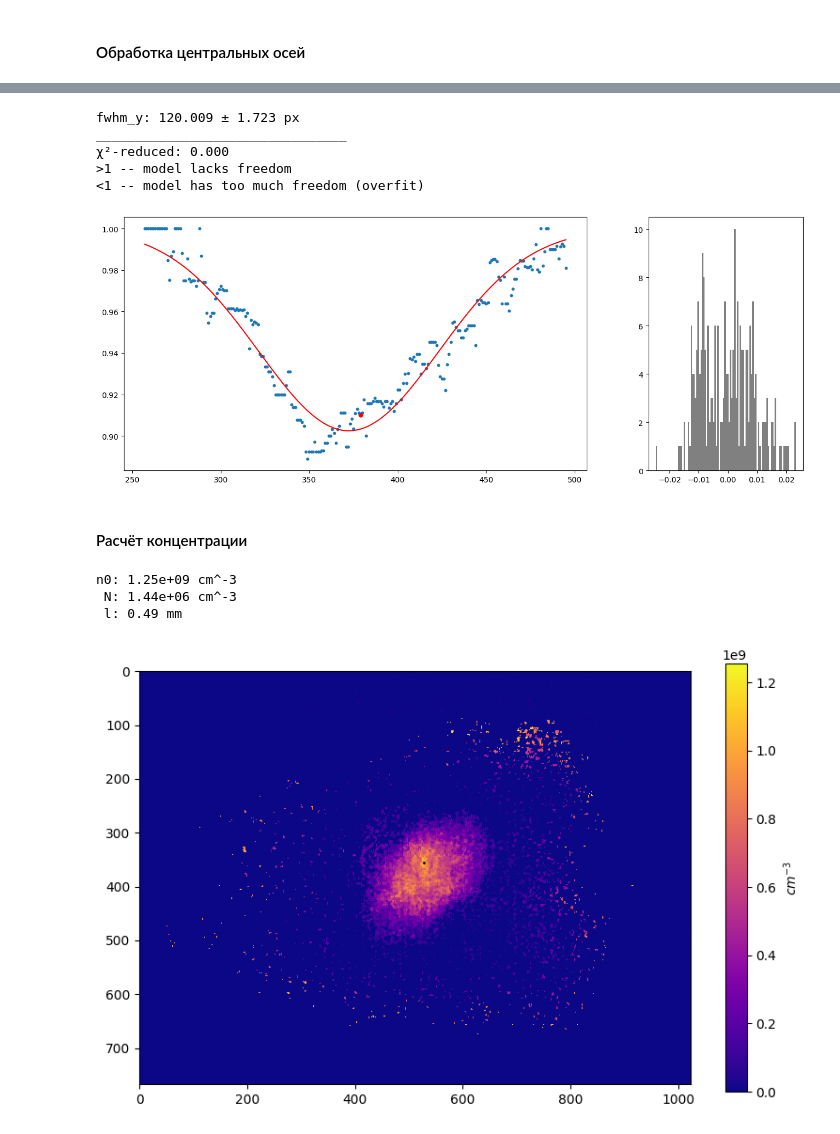
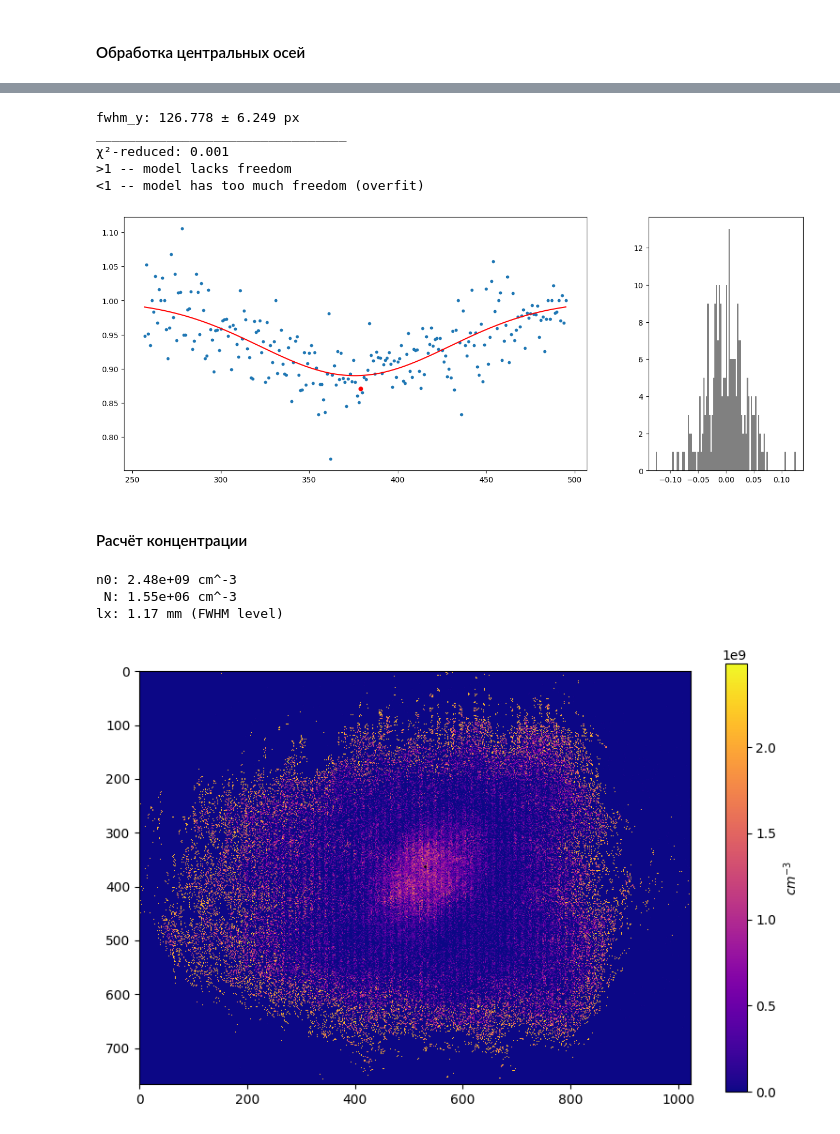
Before and after one commit to chekhyr/AbIm-soft, a Jupyter notebook: AI_Calcium.ipynb, the cells around one changed output, grey strips where cells are left out. Cells and saved outputs as stored; diff of their text form; code cells hidden in the pictures.

```diff
--- a/AI_Calcium.ipynb
+++ b/AI_Calcium.ipynb
@@ -132,7 +132,7 @@ plt.colorbar(shrink=.8)
 #### Обработка центральных осей
 # %%
 '''Профиль по оси j (для величины w_x)'''
-data = 1-M[ic_abs, j_min:j_max] #без медианного сглаживания шумы слишком сильные, чтобы сигнал был различим
+data = 1-T[ic_abs, j_min:j_max] #без медианного сглаживания шумы слишком сильные, чтобы сигнал был различим
 arg = np.arange(j_min, j_max, 1)
 
 '''Фитирование нормальным распределением'''
@@ -170,6 +170,6 @@ ________________________________
 # %%
 '''Профиль по оси i (для величины w_y)'''
-data = 1-M[i_min:i_max, jc_abs]
+data = 1-T[i_min:i_max, jc_abs]
 arg = np.arange(i_min, i_max, 1)
 
 '''Фитирование нормальным распределением'''
@@ -194,44 +194,44 @@ ax[0].plot(ic_abs, 1-data[ic_abs-i_min], 'r.', markersize=10)
 ax[1].hist(residuals.flatten(), bins=100, color="gray")
 plt.show()
 # %% [output]
-fwhm_y: 120.009 ± 1.723 px
+fwhm_y: 126.778 ± 6.249 px
 ________________________________
-χ²-reduced: 0.000
+χ²-reduced: 0.001
 >1 -- model lacks freedom
 <1 -- model has too much freedom (overfit)
-[figure, old version]
+[figure, new version]
 # %% [markdown]
 #### Расчёт концентрации
 # %%
 '''Профиль концентрации атомов n(x, y)'''
-n = -np.log(M)/(np.sqrt(2*np.pi)*wx_abs*K_abs*crosssection).astype(np.float32)
+n = -np.log(T)/(np.sqrt(2*np.pi)*wx_abs*K_abs*crosssection).astype(np.float32)
 _, n0, _, (j_peak, i_peak) = cv2.minMaxLoc(n, mask=ROI)
 
 '''Число атомов во всём облаке'''
 N = -(2*np.pi*wx_abs*K_abs*wy_abs*K_abs*np.log(M[ic_abs, jc_abs])/crosssection).astype(np.float32)
 
 print("n0: %.2e cm^-3" % n0)
 print(" N: %.2e cm^-3" % N)
-print(" l: %.2f mm" % (wx_abs*K_abs*10))
+print("lx: %.2f mm (FWHM level)" % (fwhmx_abs*K_abs*10))
 
 '''Фильтрация физичных плотностей'''
 for i in range(rows): #rows
     for j in range(columns): #columns
         if n[i, j] < 0.:
             n[i, j] = 0.
         elif n[i, j] > n0:
             n[i, j] = 0.
 
 '''Визуализация'''
 plt.figure(figsize=(8, 6))
 plt.imshow(n, cmap="plasma", interpolation="none")
 plt.plot(j_peak, i_peak, 'ko', markersize=1)
 plt.colorbar(shrink=.8, label="$cm^{-3}$")
 plt.tight_layout()
 plt.show()
 #plt.savefig(directory + file_abs + "_n0=%.3e.png"%n0)
 # %% [output]
-n0: 1.25e+09 cm^-3
- N: 1.44e+06 cm^-3
- l: 0.49 mm
+n0: 2.48e+09 cm^-3
+ N: 1.55e+06 cm^-3
+lx: 1.17 mm (FWHM level)
-[figure, old version]
+[figure, new version]
```
Also changed, not shown: parts of 1 cell of this notebook.
